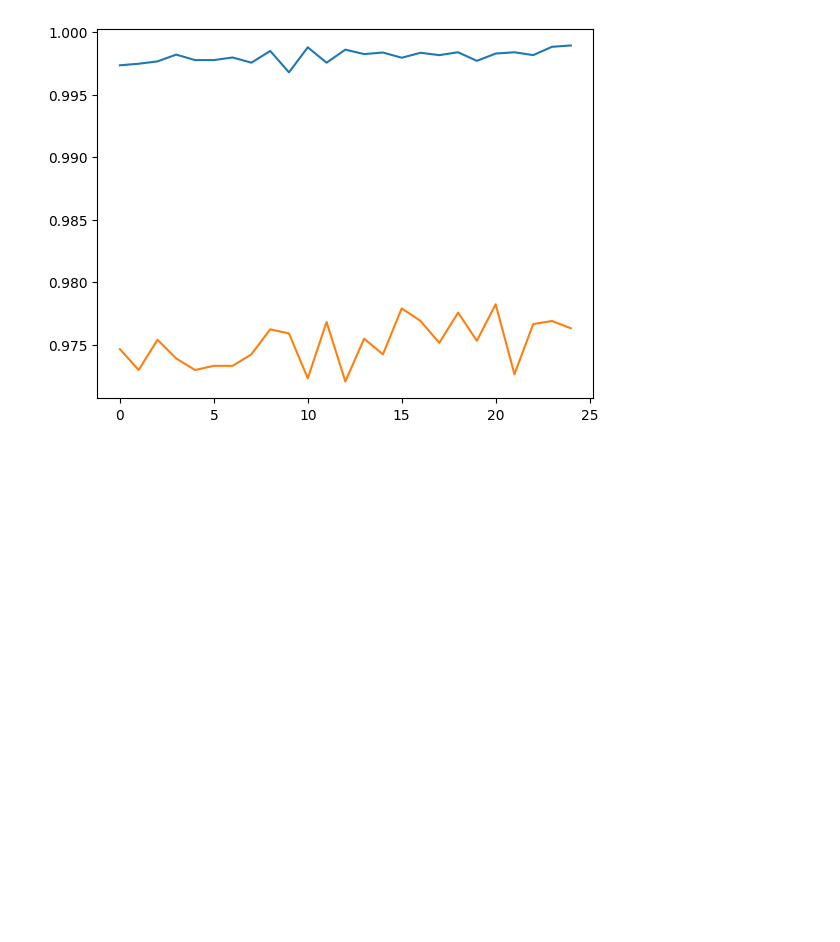
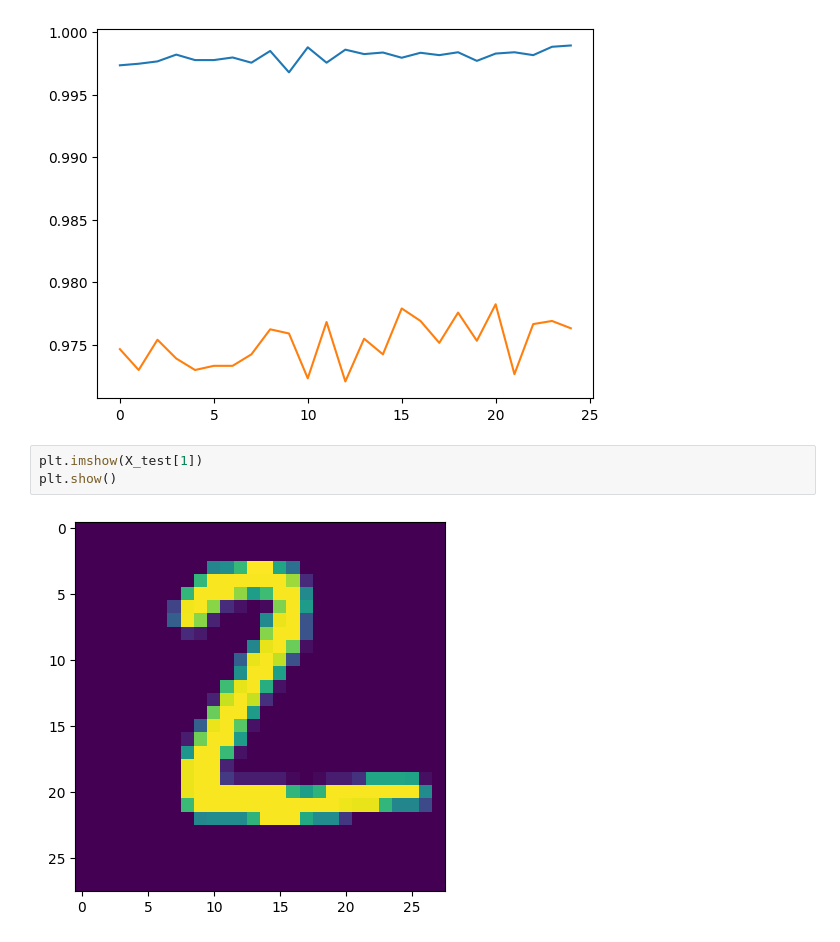
Before and after one commit to BSSE23059/Neural-Networks, a Jupyter notebook: mnist_classification.ipynb, the cells around one changed output. Drawn from its saved outputs; the diff is of its cells as text; blank space fills up the shorter version.

```diff
--- a/mnist_classification.ipynb
+++ b/mnist_classification.ipynb
@@ -93,3 +93,8 @@ plt.plot(history.history['val_accuracy'])
 plt.show()
 # %% [output]
 [figure]
+# %%
+plt.imshow(X_test[1])
+plt.show()
+# %% [output]
+[figure, added]
```
Also changed, not shown: parts of 1 cell of this notebook.
